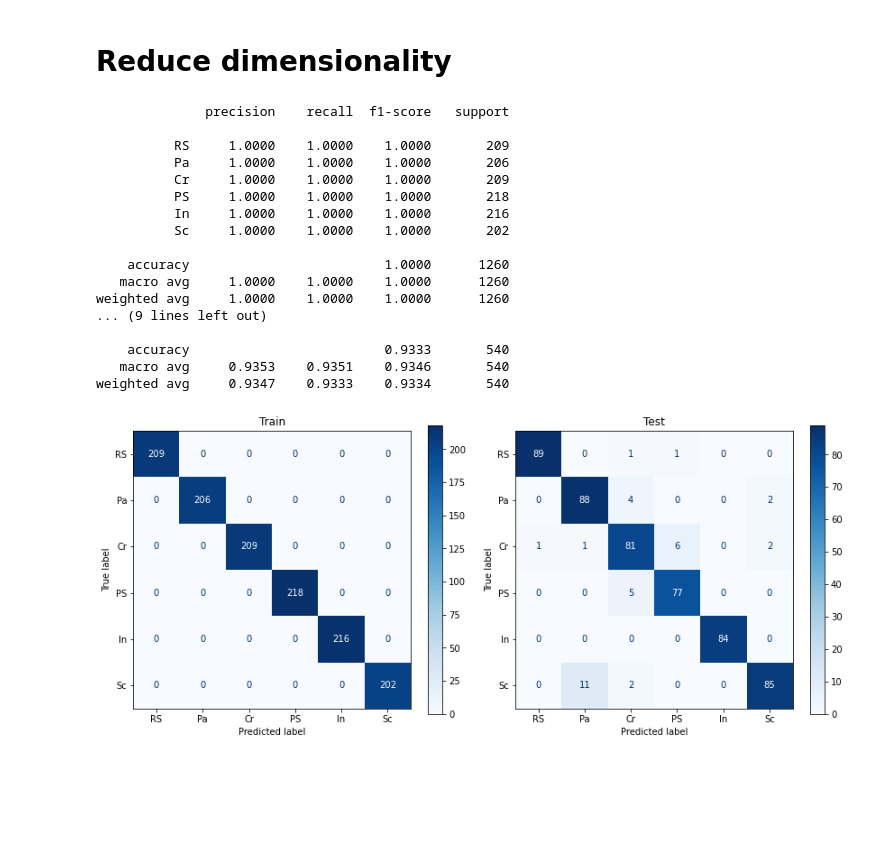
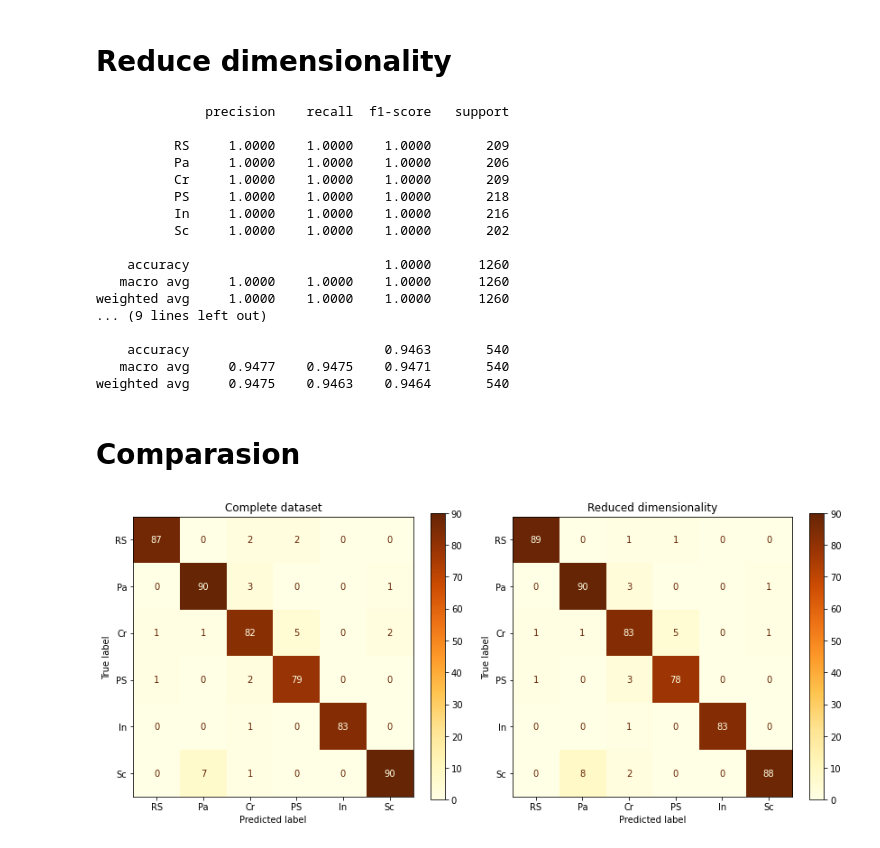
Before and after one commit to ULE-Informatica/NEU_surface_classification, a Jupyter notebook: test.ipynb, the cells around one changed output. Cells and saved outputs as stored; diff of their text form; code cells hidden in the pictures; blank space fills up the shorter version.

```diff
--- a/test.ipynb
+++ b/test.ipynb
@@ -33,14 +64,9 @@ len(files)
 def process(id):
     name_file = files[id].split('_')
     data = {'image': files[id], 'type':name_file[0]}
-    #Load image
-    image = Image.open(folder_dataset+'/'+files[id])
-    image = np.array(image)
-    #CLAHE
-    clahe = cv.createCLAHE(clipLimit=1.0, tileGridSize=(5,5))
-    cl1 = clahe.apply(image)
-
-    g = greycomatrix(cl1, [1], [0, np.pi/2])
+    img = process_image(files[id])
+    #CoMatrix
+    g = greycomatrix(img, [1], [0, np.pi/2])
     for prop in props:
         propperty = greycoprops(g, prop)
         data[prop+'_prop'] = propperty[0][0]
@@ -102,9 +133,9 @@ clfs = [
         LogisticRegression(n_jobs=-1, random_state=seed)
         ]
 params = {
-            models[0]:{'n_estimators':range(100,200,50)},
-            models[1]:{'n_estimators':range(10,150,10), 'max_depth':range(5,9)},
-            models[2]:{'n_estimators':range(100,200,50), 'criterion':['gini', 'entropy']},
+            models[0]:{'n_estimators':range(50,150,50)},
+            models[1]:{'n_estimators':range(50,150,50), 'max_depth':range(5,9,2)},
+            models[2]:{'n_estimators':range(50,150,50), 'criterion':['gini', 'entropy']},
             models[3]:{'n_neighbors':[6], 'weights':['distance', 'uniform'],'leaf_size':range(5,30,5)},
             models[4]: {'C':range(1,15,5), 'kernel':['rbf', 'linear']},
             models[5]: {'multi_class':['multinomial'], 'penalty': ['l1', 'l2', 'elasticnet'], 'solver': ['newton-cg', 'lbfgs', 'liblinear']}
@@ -175,23 +200,22 @@ plt.show()
 # %% [markdown]
 # Reduce dimensionality
 # %%
-properties = ['contrast', 'homogeneity', 'energy', 'correlation', 'ASM']
-X_values_reduced = df[[prop+'_prop' for prop in props] + [prop+'_angle' for prop in properties]]
+# dissimilarity and contrast (angle and prop) --> High correlation --> Remove dissimilarity (angle y prop)
+# energy and ASM (angle and prop) --> High correlation --> Remove energy (angle y prop)
+props_prop = ['contrast', 'homogeneity', 'correlation', 'ASM']
+props_angle = ['contrast', 'homogeneity', 'correlation', 'ASM']
+X_values_reduced = df[[prop+'_prop' for prop in props_prop] + [prop+'_angle' for prop in props_angle]]
 y_values_reduced = df[['type']]
 le = preprocessing.LabelEncoder()
 le.fit(types)
 y_values_reduced = le.transform(y_values_reduced.values.ravel())
-"""
-min_max_scaler = preprocessing.StandardScaler()
-X_values_minmax = min_max_scaler.fit_transform(X_values)
-"""
 X_train_reduced, X_test_reduced, y_train_reduced, y_test_reduced = train_test_split(X_values_reduced, y_values_reduced.ravel(), test_size=0.3, random_state=seed)
 # %%
-model = RandomForestClassifier(random_state=seed,n_jobs=-1, criterion= 'entropy', n_estimators=100)
-model = model.fit(X_train_reduced, y_train_reduced)
-y_predict_train_reduced = model.predict(X_train_reduced)
+model_reduced = RandomForestClassifier(random_state=seed,n_jobs=-1, criterion= 'entropy', n_estimators=100)
+model_reduced = model_reduced.fit(X_train_reduced, y_train_reduced)
+y_predict_train_reduced = model_reduced.predict(X_train_reduced)
 print(classification_report(y_train_reduced,y_predict_train_reduced, target_names=types, digits=4))
-y_predict_reduced = model.predict(X_test_reduced)
+y_predict_reduced = model_reduced.predict(X_test_reduced)
 print(classification_report(y_test_reduced,y_predict_reduced, target_names=types, digits=4))
 # %% [output]
               precision    recall  f1-score   support
@@ -208,16 +232,19 @@ print(classification_report(y_test_reduced,y_predict_reduced, target_names=types
 weighted avg     1.0000    1.0000    1.0000      1260
 ... (9 lines left out)
 
-    accuracy                         0.9333       540
-   macro avg     0.9353    0.9351    0.9346       540
-weighted avg     0.9347    0.9333    0.9334       540
+    accuracy                         0.9463       540
+   macro avg     0.9477    0.9475    0.9471       540
+weighted avg     0.9475    0.9463    0.9464       540
+# %% [markdown]
+# Comparasion
 # %%
 fig, axes = plt.subplots(nrows=1, ncols=2, figsize=(12,5))
-plot_confusion_matrix(model,X_train_reduced, y_train_reduced,ax=axes[0], cmap='Blues',display_labels=types)
-axes[0].title.set_text('Train')
-plot_confusion_matrix(model,X_test_reduced, y_test_reduced,ax=axes[1], cmap='Blues',display_labels=types)
-axes[1].title.set_text('Test')
+plot_confusion_matrix(model,X_test, y_test,ax=axes[0], cmap='YlOrBr',display_labels=types)
+axes[0].title.set_text('Complete dataset')
+plot_confusion_matrix(model_reduced,X_test_reduced, y_test_reduced,ax=axes[1], cmap='YlOrBr',display_labels=types)
+axes[1].title.set_text('Reduced dimensionality')
 plt.tight_layout()
+plt.savefig('img_confusion_matriz.jpg', dpi=200, bbox_inches='tight', pad_inches=0)
 plt.show()
 # %% [output]
-[figure, old version]
+[figure, new version]
```
Also changed, not shown: parts of 8 cells of this notebook, 5 other files.
